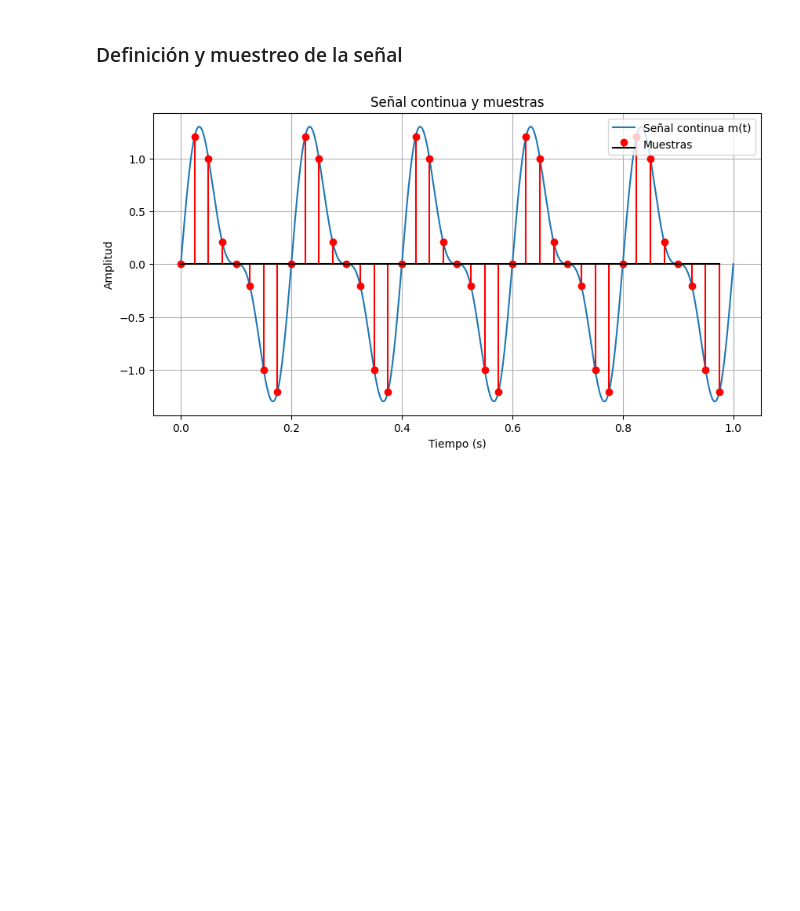
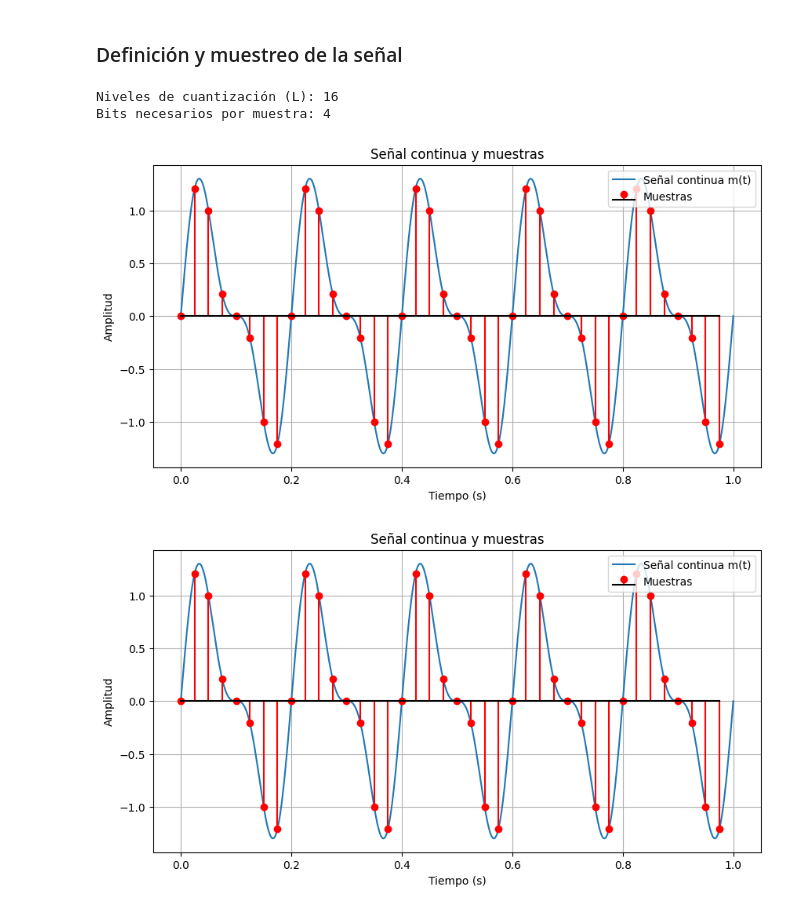
Before and after one commit to johnrua17/I.B-Lab, a Jupyter notebook: I_B_Lab.ipynb, the cells around one changed output. Drawn from its saved outputs; the diff is of its cells as text; code cells hidden in the pictures; blank space fills up the shorter version.

Commit message:
añadidos niveles de cuantizacion

```diff
--- a/I_B_Lab.ipynb
+++ b/I_B_Lab.ipynb
@@ -5,6 +5,50 @@ import numpy as np
 import matplotlib.pyplot as plt
 # %% [markdown]
 ### Definición y muestreo de la señal
+# %%
+import numpy as np
+import matplotlib.pyplot as plt
+
+# Definir la señal m(t): suma de sinusoides
+def generate_signal(t, f1, f2):
+    return np.sin(2 * np.pi * f1 * t) + 0.5 * np.sin(2 * np.pi * f2 * t)
+
+# Parámetros de la señal
+t_max = 1  # Duración de la señal en segundos
+fs_cont = 1000  # Frecuencia de muestreo para señal continua (para graficar)
+f1, f2 = 5, 10  # Frecuencias de las sinusoides
+
+# Generación de la señal continua
+t = np.linspace(0, t_max, int(t_max * fs_cont))
+m_t = generate_signal(t, f1, f2)
+
+# Muestreo según el teorema del muestreo
+fs = 40  # Frecuencia de muestreo (fs >= 2 * f_max)
+ts = 1 / fs  # Periodo de muestreo
+n = np.arange(0, t_max, ts)
+m_samples = generate_signal(n, f1, f2)
+
+# Definir los niveles de cuantización y calcular los bits necesarios
+L = 16  # Número de niveles de cuantización
+bits_per_sample = int(np.ceil(np.log2(L)))  # Cálculo de bits
+
+print(f"Niveles de cuantización (L): {L}")
+print(f"Bits necesarios por muestra: {bits_per_sample}")
+
+# Gráfica de la señal original y muestras
+plt.figure(figsize=(10, 5))
+plt.plot(t, m_t, label="Señal continua m(t)")
+plt.stem(n, m_samples, linefmt="r", markerfmt="ro", basefmt="k", label="Muestras")
+plt.title("Señal continua y muestras")
+plt.xlabel("Tiempo (s)")
+plt.ylabel("Amplitud")
+plt.legend()
+plt.grid()
+plt.show()
+# %% [output]
+Niveles de cuantización (L): 16
+Bits necesarios por muestra: 4
+[figure, added]
 # %%
 # Definir la señal m(t): suma de sinusoides
 def generate_signal(t, f1, f2):
```
Also changed, not shown: parts of 6 cells of this notebook.
